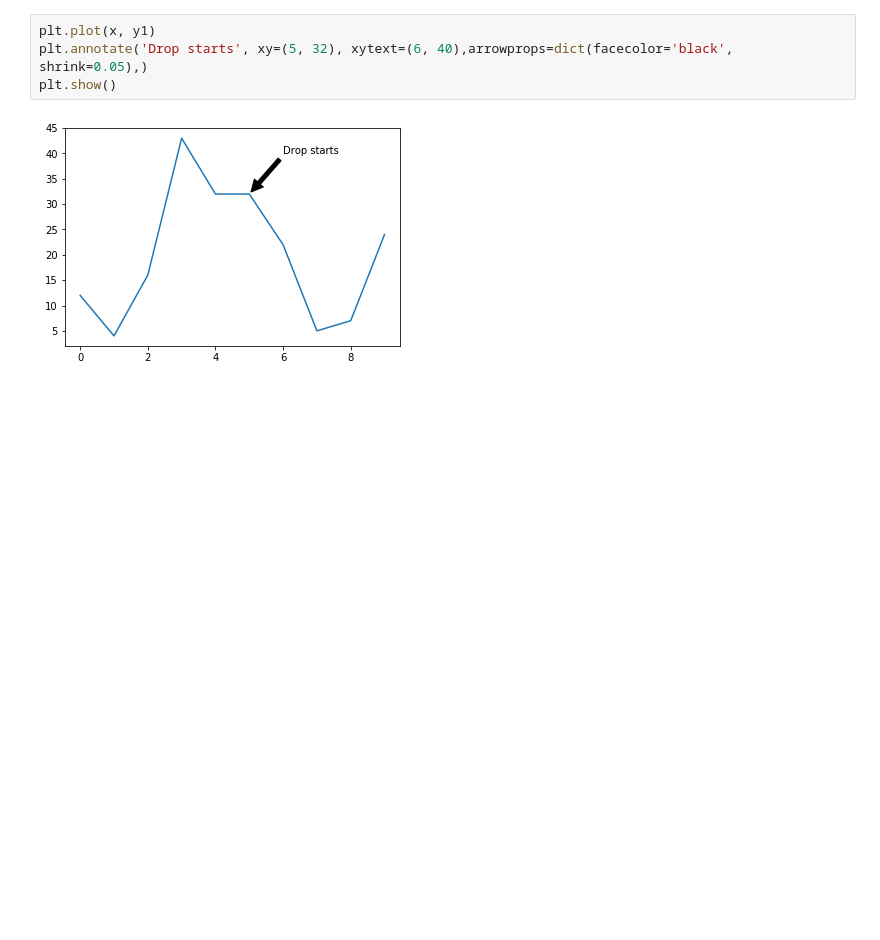
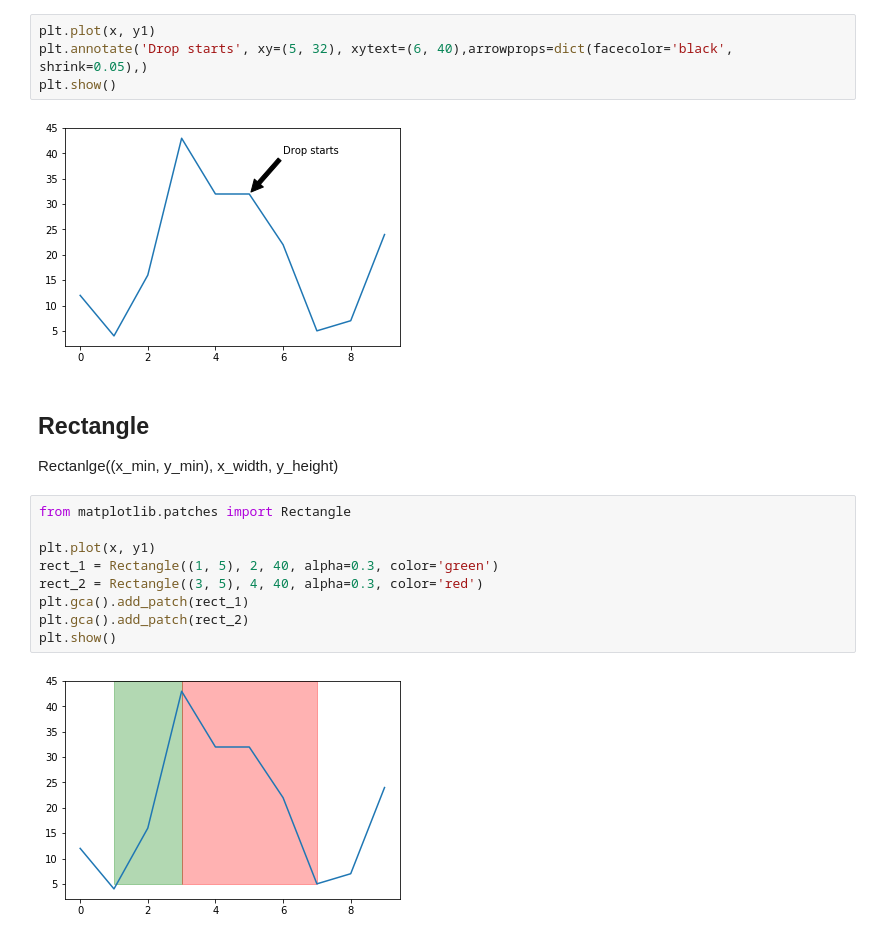
Before and after one commit to mikaelahonen/notebook, a Jupyter notebook: Python/Visualization/matplotlib-nb.ipynb, the cells around one changed output. Saved outputs shown, nothing was run; the diff lists cells and outputs as text; blank space fills up the shorter version.

Commit message:
Matplotlib rectangle example for python.

```diff
--- a/Python/Visualization/matplotlib-nb.ipynb
+++ b/Python/Visualization/matplotlib-nb.ipynb
@@ -83,3 +83,17 @@ plt.annotate('Drop starts', xy=(5, 32), xytext=(6, 40),arrowprops=dict(facecolor
 plt.show()
 # %% [output]
 [figure]
+# %% [markdown]
+## Rectangle
+Rectanlge((x_min, y_min), x_width, y_height)
+# %%
+from matplotlib.patches import Rectangle
+
+plt.plot(x, y1)
+rect_1 = Rectangle((1, 5), 2, 40, alpha=0.3, color='green')
+rect_2 = Rectangle((3, 5), 4, 40, alpha=0.3, color='red')
+plt.gca().add_patch(rect_1)
+plt.gca().add_patch(rect_2)
+plt.show()
+# %% [output]
+[figure, added]
```
